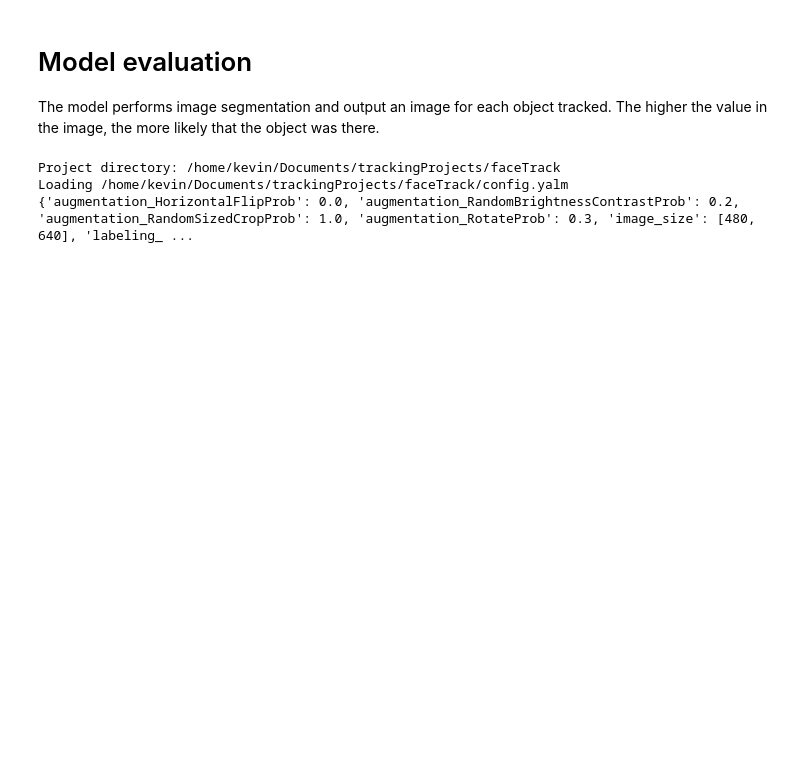
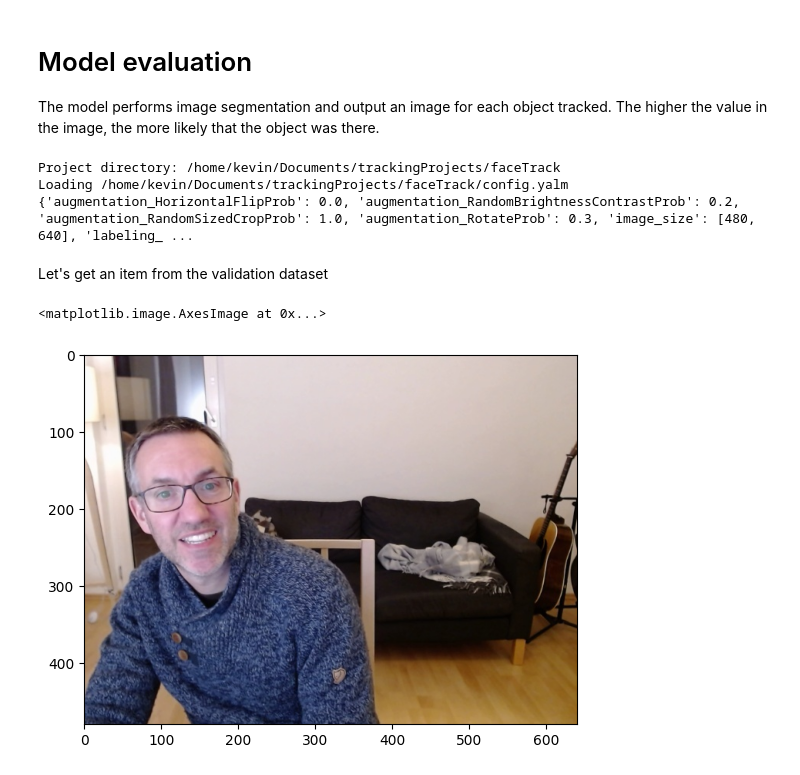
Before and after one commit to kevin-allen/unetTracker, a Jupyter notebook: notebooks/06_evaluate_model.ipynb, the cells around one changed output. Cells and saved outputs as stored; diff of their text form; code cells hidden in the pictures; blank space fills up the shorter version.

```diff
--- a/notebooks/06_evaluate_model.ipynb
+++ b/notebooks/06_evaluate_model.ipynb
@@ -26,11 +27,11 @@ Loading /home/kevin/Documents/trackingProjects/faceTrack/config.yalm
 # %%
 TRAIN_IMG_DIR ="/home/kevin/Documents/trackingProjects/faceTrack/dataset/train_images"
 TRAIN_MASK_DIR ="/home/kevin/Documents/trackingProjects/faceTrack/dataset/train_masks"
-TRAIN_COORDINATES_DIR ="/home/kevin/Documents/trackingProjects/faceTrack/dataset/train_coordinates"
+TRAIN_COORDINATE_DIR ="/home/kevin/Documents/trackingProjects/faceTrack/dataset/train_coordinates"
 VAL_IMG_DIR = "/home/kevin/Documents/trackingProjects/faceTrack/dataset/val_images"
 VAL_MASK_DIR ="/home/kevin/Documents/trackingProjects/faceTrack/dataset/val_masks"
-VAL_COORDINATES_DIR ="/home/kevin/Documents/trackingProjects/faceTrack/dataset/val_coordinates"
+VAL_COORDINATE_DIR ="/home/kevin/Documents/trackingProjects/faceTrack/dataset/val_coordinates"
 DEVICE = (torch.device("cuda") if torch.cuda.is_available() else torch.device("cpu"))
-BATCH_SIZE=4
+BATCH_SIZE=1
 NUM_WORKERS=2
 PIN_MEMORY=True
@@ -37,5 +42,3 @@ PIN_MEMORY=True
 # %%
-trainDataset = MultiClassUNetDataset(TRAIN_IMG_DIR, TRAIN_MASK_DIR,TRAIN_COORDINATES_DIR, transform=None)
-valDataset = MultiClassUNetDataset(VAL_IMG_DIR, VAL_MASK_DIR,VAL_COORDINATES_DIR, transform=None)
-trainLoader = DataLoader(trainDataset,shuffle=True,batch_size=BATCH_SIZE, num_workers=NUM_WORKERS,pin_memory=PIN_MEMORY)
-valLoader = DataLoader(valDataset,shuffle=False,batch_size=BATCH_SIZE, num_workers=NUM_WORKERS,pin_memory = PIN_MEMORY)
+valDataset = UNetDataset(VAL_IMG_DIR, VAL_MASK_DIR,VAL_COORDINATE_DIR, transform=valTransform)
+dataset = UNetDataset(VAL_IMG_DIR, VAL_MASK_DIR,VAL_COORDINATE_DIR, transform=None)
@@ -52,3 +45,16 @@ valLoader = DataLoader(valDataset,
 # %%
 model = Unet(in_channels=3, out_channels=len(project.object_list)).to(DEVICE)
 project.load_model(model)
+# %% [markdown]
+Let's get an item from the validation dataset
+# %%
+imageIndex=3
+image,mask,coord = valDataset[imageIndex]
+imageOri,_,_ =dataset[imageIndex]
+# %%
+imageOri =imageOri.permute(1,2,0).numpy()
+imageOri = imageOri.astype(np.uint8)
+plt.imshow(imageOri)
+# %% [output]
+<matplotlib.image.AxesImage at 0x...>
+[figure, added]
```
Also changed, not shown: parts of 12 cells of this notebook, 2 other files.
